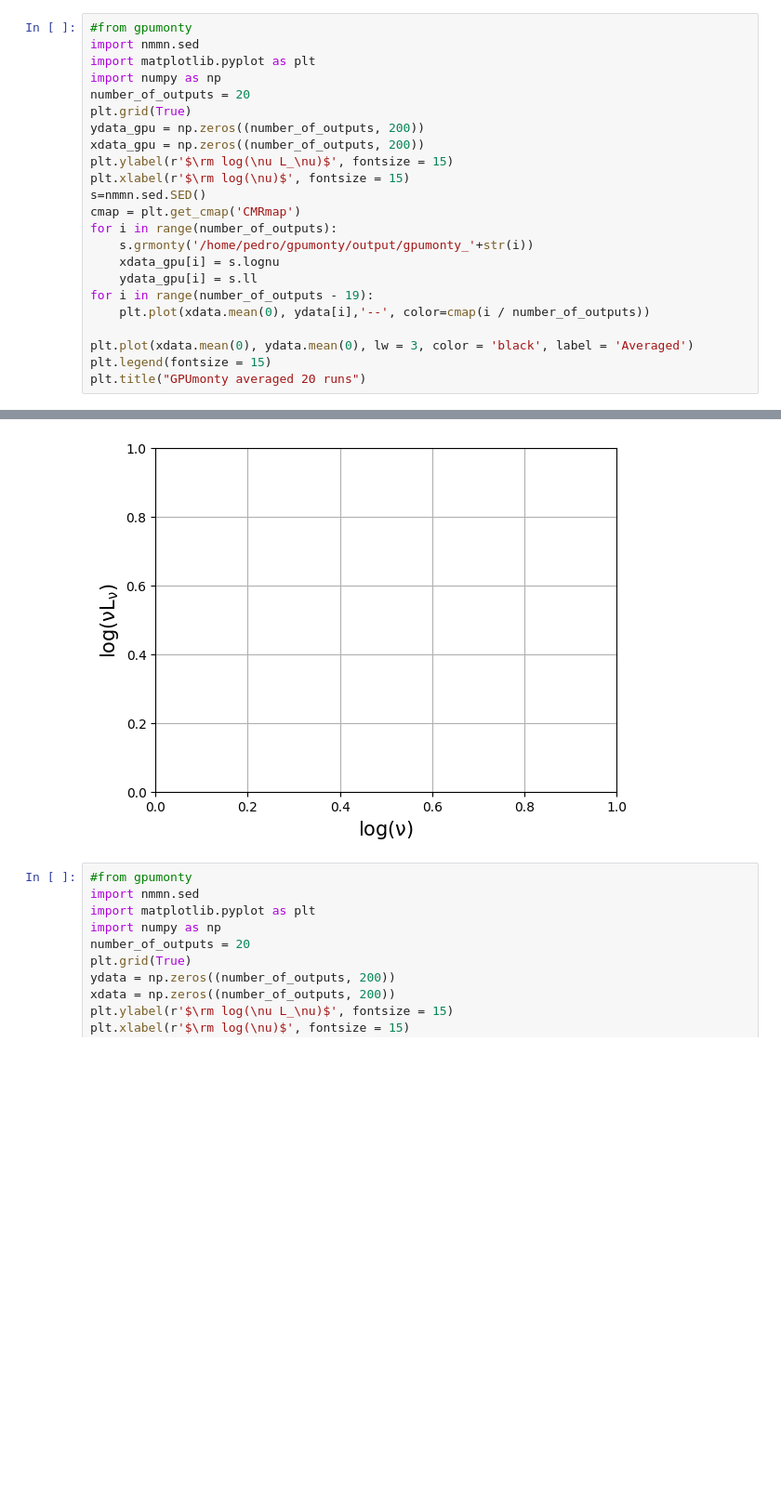
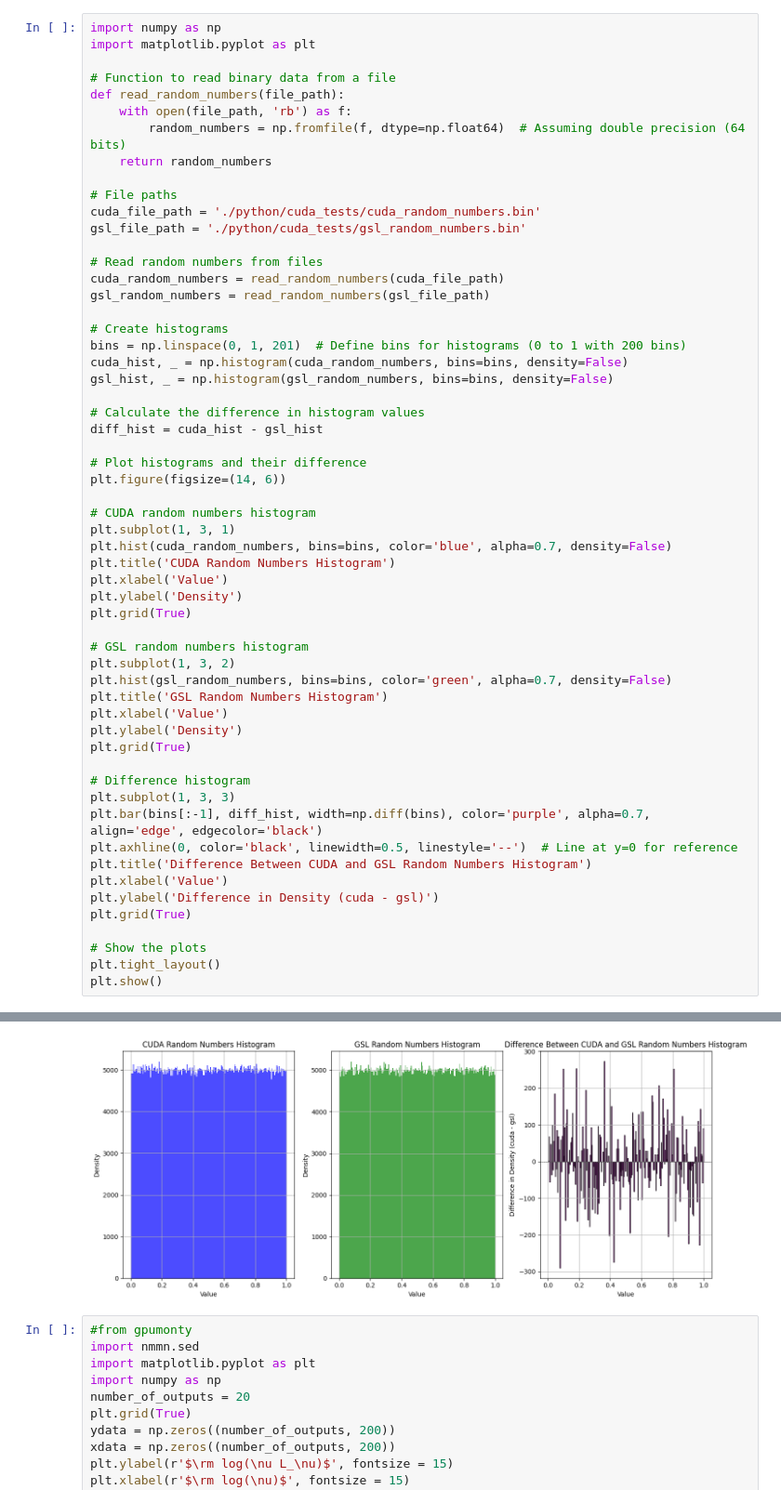
Before and after one commit to black-hole-group/gpumonty, a Jupyter notebook: Untitled.ipynb, the cells around one changed output, grey strips where cells are left out. Shown at 93% size. Drawn from its saved outputs; the diff is of its cells as text; blank space fills up the shorter version.

```diff
--- a/Untitled.ipynb
+++ b/Untitled.ipynb
@@ -122,24 +122,58 @@ Text(0.5, 1.0, 'GPUmonty averaged 20 runs')
 # %%
-#from gpumonty
-import nmmn.sed
+import numpy as np
 import matplotlib.pyplot as plt
-import numpy as np
-number_of_outputs = 20
+
+# Function to read binary data from a file
+def read_random_numbers(file_path):
+    with open(file_path, 'rb') as f:
+        random_numbers = np.fromfile(f, dtype=np.float64)  # Assuming double precision (64 bits)
+    return random_numbers
+
+# File paths
+cuda_file_path = './python/cuda_tests/cuda_random_numbers.bin'
+gsl_file_path = './python/cuda_tests/gsl_random_numbers.bin'
+
+# Read random numbers from files
+cuda_random_numbers = read_random_numbers(cuda_file_path)
+gsl_random_numbers = read_random_numbers(gsl_file_path)
+
+# Create histograms
+bins = np.linspace(0, 1, 201)  # Define bins for histograms (0 to 1 with 200 bins)
+cuda_hist, _ = np.histogram(cuda_random_numbers, bins=bins, density=False)
+gsl_hist, _ = np.histogram(gsl_random_numbers, bins=bins, density=False)
+
+# Calculate the difference in histogram values
+diff_hist = cuda_hist - gsl_hist
+
+# Plot histograms and their difference
+plt.figure(figsize=(14, 6))
+
+# CUDA random numbers histogram
+plt.subplot(1, 3, 1)
+plt.hist(cuda_random_numbers, bins=bins, color='blue', alpha=0.7, density=False)
+plt.title('CUDA Random Numbers Histogram')
+plt.xlabel('Value')
+plt.ylabel('Density')
 plt.grid(True)
-ydata_gpu = np.zeros((number_of_outputs, 200))
-xdata_gpu = np.zeros((number_of_outputs, 200))
-plt.ylabel(r'$\rm log(\nu L_\nu)$', fontsize = 15)
-plt.xlabel(r'$\rm log(\nu)$', fontsize = 15)
-s=nmmn.sed.SED()
-cmap = plt.get_cmap('CMRmap')
-for i in range(number_of_outputs):
-    s.grmonty('/home/pedro/gpumonty/output/gpumonty_'+str(i))
-    xdata_gpu[i] = s.lognu
-    ydata_gpu[i] = s.ll
-for i in range(number_of_outputs - 19):
-    plt.plot(xdata.mean(0), ydata[i],'--', color=cmap(i / number_of_outputs))
 
-plt.plot(xdata.mean(0), ydata.mean(0), lw = 3, color = 'black', label = 'Averaged')
-plt.legend(fontsize = 15)
-plt.title("GPUmonty averaged 20 runs")
+# GSL random numbers histogram
+plt.subplot(1, 3, 2)
+plt.hist(gsl_random_numbers, bins=bins, color='green', alpha=0.7, density=False)
+plt.title('GSL Random Numbers Histogram')
+plt.xlabel('Value')
+plt.ylabel('Density')
+plt.grid(True)
+
+# Difference histogram
+plt.subplot(1, 3, 3)
+plt.bar(bins[:-1], diff_hist, width=np.diff(bins), color='purple', alpha=0.7, align='edge', edgecolor='black')
+plt.axhline(0, color='black', linewidth=0.5, linestyle='--')  # Line at y=0 for reference
+plt.title('Difference Between CUDA and GSL Random Numbers Histogram')
+plt.xlabel('Value')
+plt.ylabel('Difference in Density (cuda - gsl)')
+plt.grid(True)
+
+# Show the plots
+plt.tight_layout()
+plt.show()
 # %% [output]
@@ -149,4 +180,4 @@ FileNotFoundError: [Errno 2] No such file or directory: '/home/pedro/gpumonty/ou
-[figure, old version]
+[figure, new version]
 # %%
 #from gpumonty
 import nmmn.sed
```
Also changed, not shown: parts of 5 cells of this notebook, 14 other files.
